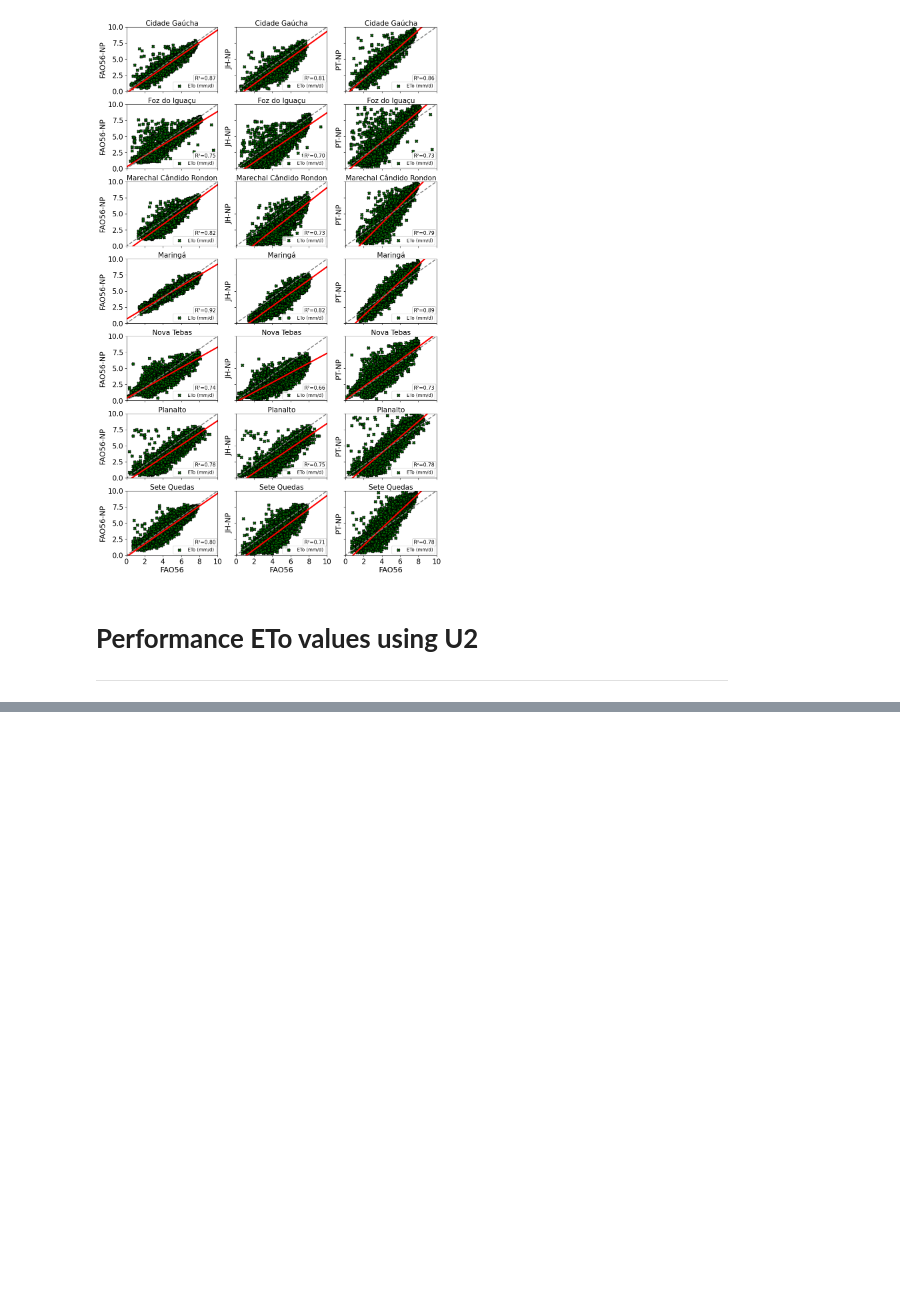
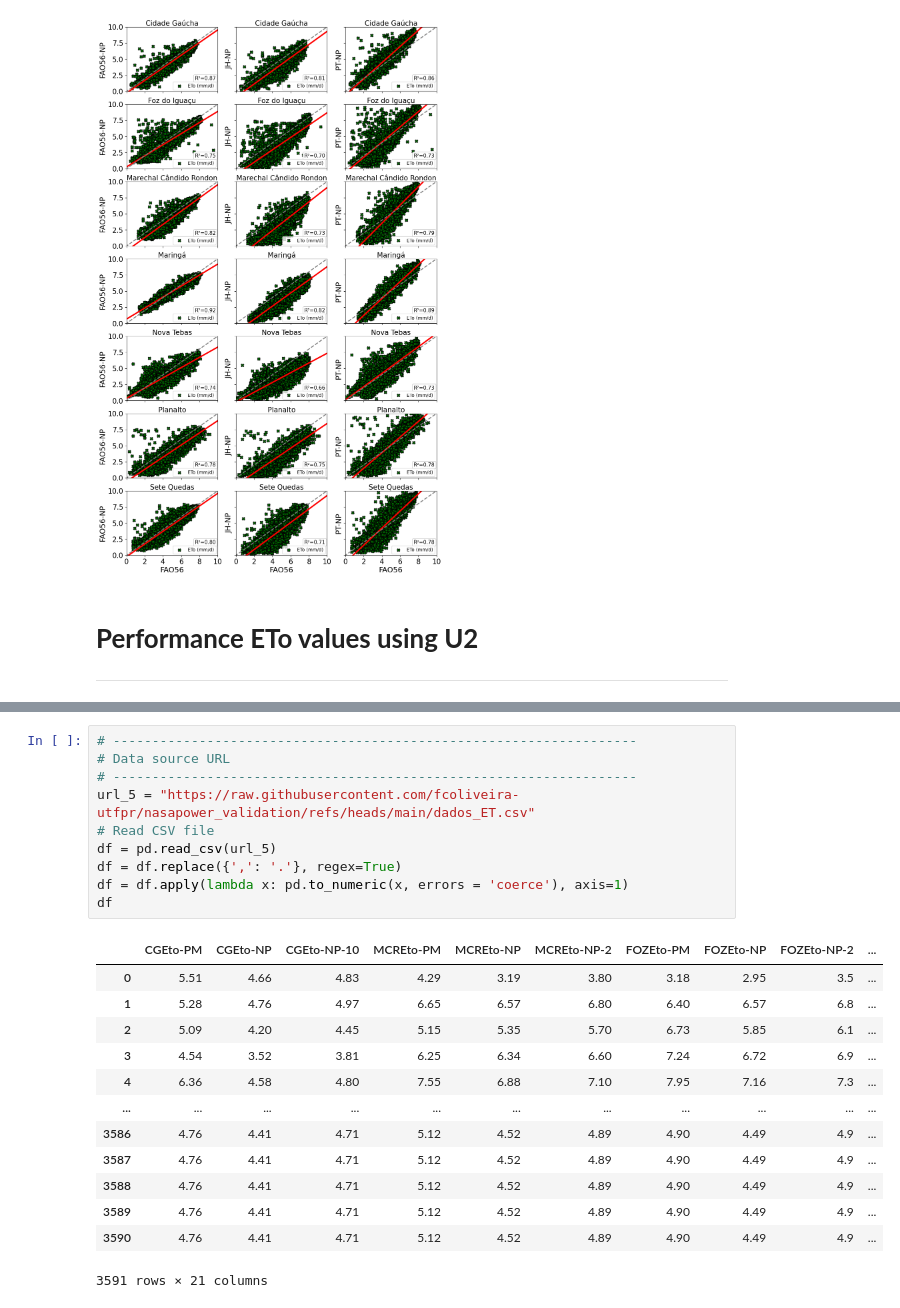
Before and after one commit to fcoliveira-utfpr/nasapower_validation, a Jupyter notebook: validation_eto.ipynb, the cells around one changed output, grey strips where cells are left out. Cells and saved outputs as stored; diff of their text form; blank space fills up the shorter version.

```diff
--- a/validation_eto.ipynb
+++ b/validation_eto.ipynb
@@ -739,0 +1062,24 @@ municipalities
+# %%
+# -------------------------------------------------------------------
+# Data source URL
+# -------------------------------------------------------------------
+url_5 = "https://raw.githubusercontent.com/fcoliveira-utfpr/nasapower_validation/refs/heads/main/dados_ET.csv"
+# Read CSV file
+df = pd.read_csv(url_5)
+df = df.replace({',': '.'}, regex=True)
+df = df.apply(lambda x: pd.to_numeric(x, errors = 'coerce'), axis=1)
+df
+# %% [output]
+|  | CGEto-PM | CGEto-NP | CGEto-NP-10 | MCREto-PM | MCREto-NP | MCREto-NP-2 | FOZEto-PM | FOZEto-NP | FOZEto-NP-2 | ... |
+| 0 | 5.51 | 4.66 | 4.83 | 4.29 | 3.19 | 3.80 | 3.18 | 2.95 | 3.5 | ... |
+| 1 | 5.28 | 4.76 | 4.97 | 6.65 | 6.57 | 6.80 | 6.40 | 6.57 | 6.8 | ... |
+| 2 | 5.09 | 4.20 | 4.45 | 5.15 | 5.35 | 5.70 | 6.73 | 5.85 | 6.1 | ... |
+| 3 | 4.54 | 3.52 | 3.81 | 6.25 | 6.34 | 6.60 | 7.24 | 6.72 | 6.9 | ... |
+| 4 | 6.36 | 4.58 | 4.80 | 7.55 | 6.88 | 7.10 | 7.95 | 7.16 | 7.3 | ... |
+| ... | ... | ... | ... | ... | ... | ... | ... | ... | ... | ... |
+| 3586 | 4.76 | 4.41 | 4.71 | 5.12 | 4.52 | 4.89 | 4.90 | 4.49 | 4.9 | ... |
+| 3587 | 4.76 | 4.41 | 4.71 | 5.12 | 4.52 | 4.89 | 4.90 | 4.49 | 4.9 | ... |
+| 3588 | 4.76 | 4.41 | 4.71 | 5.12 | 4.52 | 4.89 | 4.90 | 4.49 | 4.9 | ... |
+| 3589 | 4.76 | 4.41 | 4.71 | 5.12 | 4.52 | 4.89 | 4.90 | 4.49 | 4.9 | ... |
+| 3590 | 4.76 | 4.41 | 4.71 | 5.12 | 4.52 | 4.89 | 4.90 | 4.49 | 4.9 | ... |
+3591 rows × 21 columns
```
Also changed, not shown: parts of 8 cells of this notebook.
